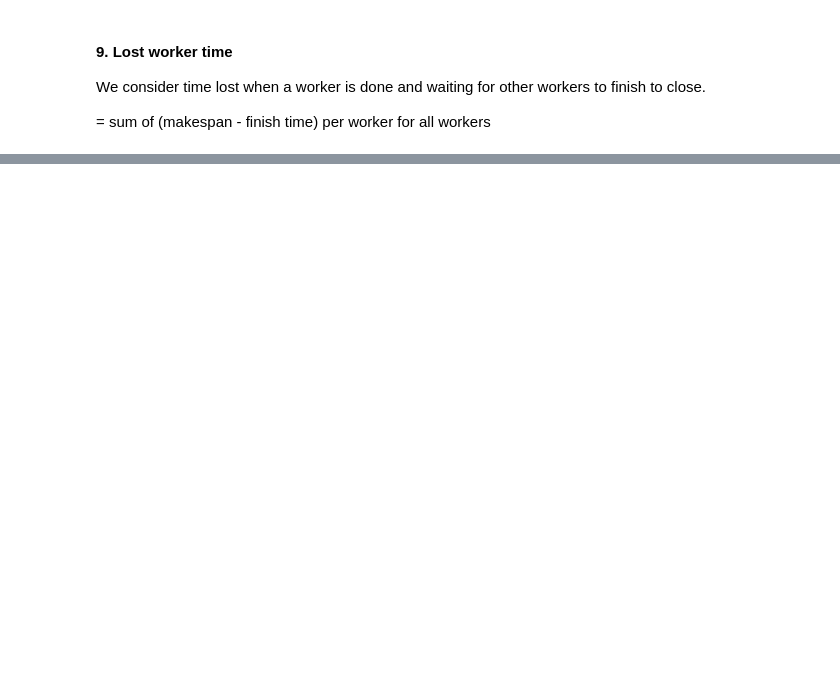
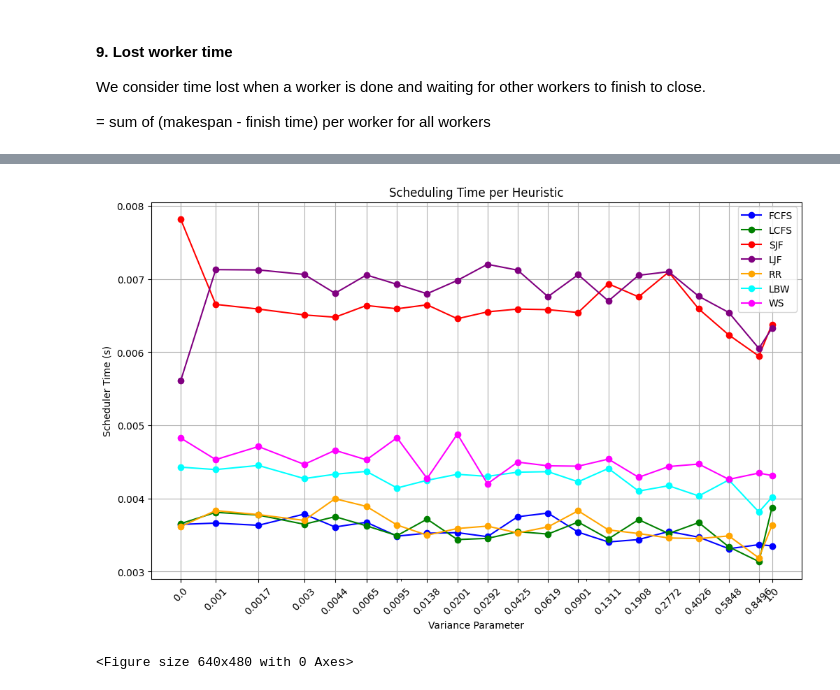
Before and after one commit to Nenonymo/PSHCAF, a Jupyter notebook: analysis/results_analysis.ipynb, the cells around one changed output, grey strips where cells are left out. Drawn from its saved outputs; the diff is of its cells as text; code cells hidden in the pictures; blank space fills up the shorter version.

```diff
--- a/analysis/results_analysis.ipynb
+++ b/analysis/results_analysis.ipynb
@@ -420,0 +487,20 @@ plt.show()
+# %%
+plt.figure(figsize=figSize['M'])
+
+for h_id, heuristic in enumerate(heuristics):
+    plt.plot(variances, Sdata[h_id],
+             label=f'{heuristic}', marker='o', color=colors[heuristic])
+
+plt.xlabel('Variance Parameter')
+plt.xscale('symlog', linthresh=logLinthresh, linscale=logLinscale)
+plt.xticks(variances, labels=variances, minor=False, rotation=45)
+plt.ylabel('Scheduler Time (s)')
+plt.title('Scheduling Time per Heuristic')
+plt.legend()
+plt.grid(True)
+plt.show()
+
+plt.savefig(figPath + 'scheduling_time_per_heuristic.png')
+# %% [output]
+[figure, added]
+<Figure size 640x480 with 0 Axes>
```
Also changed, not shown: parts of 14 cells of this notebook, 12 other files.
